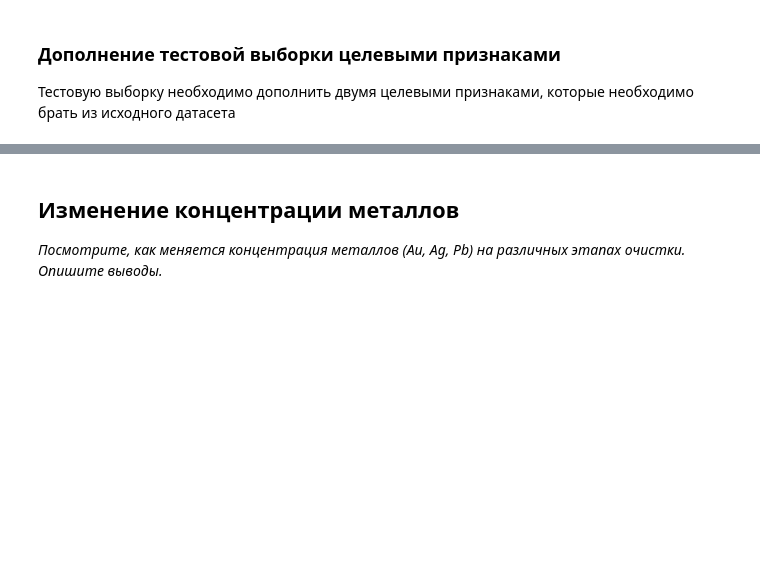
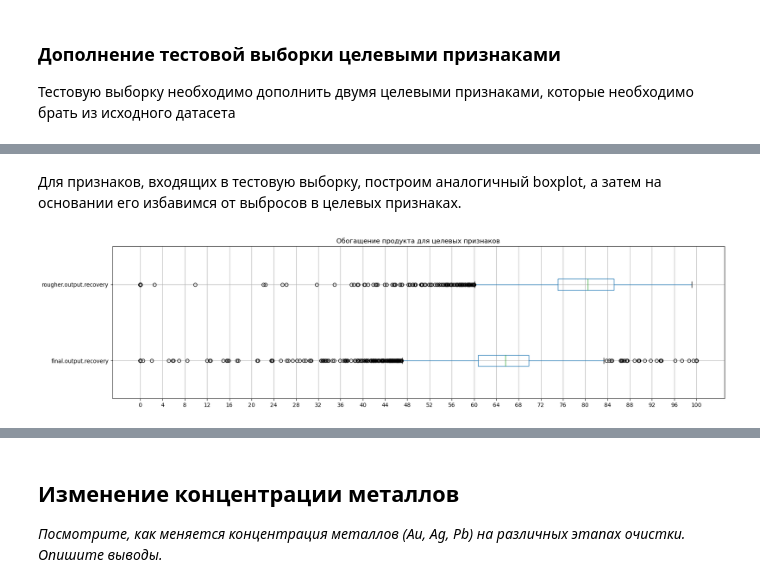
Before and after one commit to trofimovelijah/data-analysis-tools, a Jupyter notebook: 04-recovery_gold_from_ore.ipynb, the cells around one changed output, grey strips where cells are left out. Drawn from its saved outputs; the diff is of its cells as text; code cells hidden in the pictures; blank space fills up the shorter version.

```diff
--- a/04-recovery_gold_from_ore.ipynb
+++ b/04-recovery_gold_from_ore.ipynb
@@ -255,0 +306,11 @@ data_test_upd_target.head()
+# %% [markdown]
+Для признаков, входящих в тестовую выборку, построим аналогичный boxplot, а затем на основании его избавимся от выбросов в целевых признаках.
+# %%
+fig, ax = plt.subplots(figsize=(20, 5))
+
+data_test_tar.boxplot(column=['final.output.recovery', 'rougher.output.recovery'], ax=ax, vert=False)
+ax.set_title('Обогащение продукта для целевых признаков')
+ax.set_xticks(range(0, 101, 4))
+plt.show()
+# %% [output]
+[figure, added]
```
Also changed, not shown: parts of 38 cells of this notebook.
